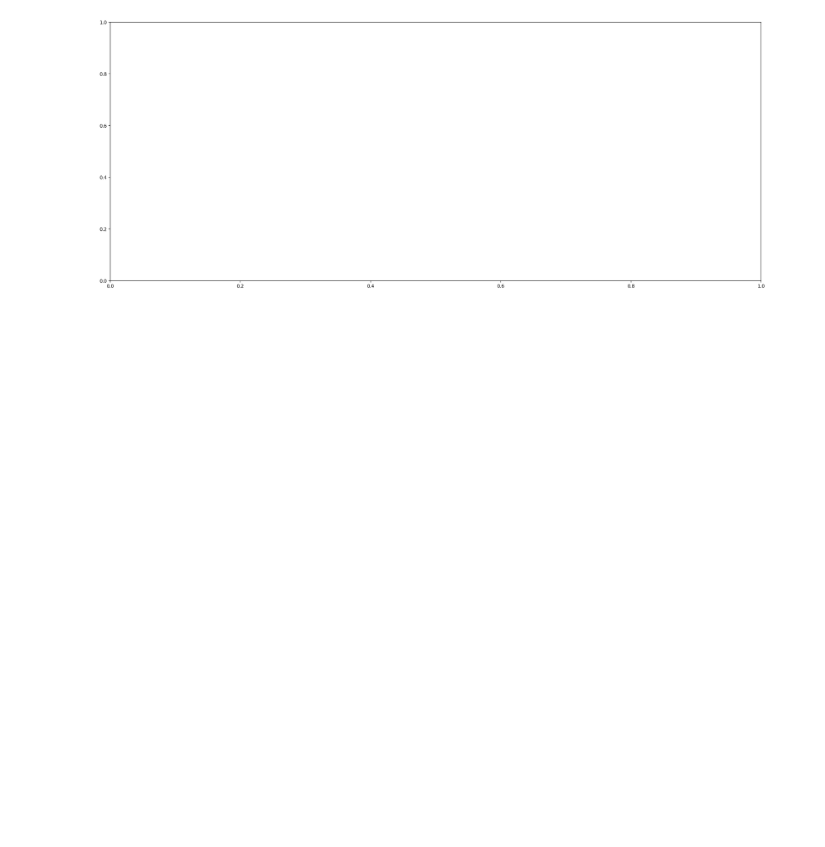
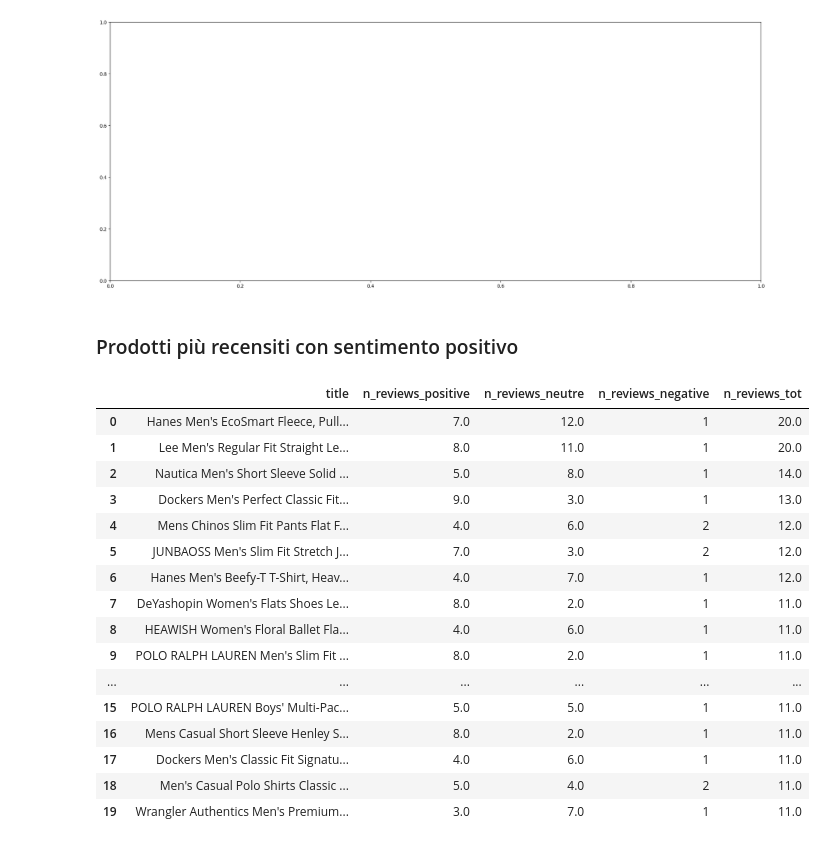
Before and after one commit to annarudych/project_amazon, a Jupyter notebook: amazon.ipynb, the cells around one changed output. Saved outputs shown, nothing was run; the diff lists cells and outputs as text; code cells hidden in the pictures; blank space fills up the shorter version.

```diff
--- a/amazon.ipynb
+++ b/amazon.ipynb
@@ -1514,3 +1511,83 @@ plt.show()
 # %% [output]
 NameError: name 'tab_final2' is not defined
 [figure]
+# %% [markdown]
+### Prodotti più recensiti con sentimento positivo
+# %%
+#RECENSIONI POSITIVE
+mask=dfamazoncopy['title'].notna() & (dfamazoncopy['title'].str.strip()!='') & (dfamazoncopy['sentiment_score']>0.3)
+product_positive = dfamazoncopy.loc[mask,['title','brand_name','sentiment_score']].copy()
+#contare recensioni
+product_reviews_positive=(
+    product_positive
+    .groupby('title')['sentiment_score']
+    .count()
+    .sort_values(ascending=False)
+    .rename('n_reviews_positive')
+    .reset_index()
+)
+
+#RECENSIONI NEUTRE
+mask=dfamazoncopy['title'].notna() & (dfamazoncopy['title'].str.strip()!='') & (dfamazoncopy['sentiment_score']>=0.0) & (dfamazoncopy['sentiment_score']<=0.3)
+product_neutre = dfamazoncopy.loc[mask,['title','brand_name','sentiment_score']].copy()
+#contare recensioni
+product_reviews_neutre=(
+    product_neutre
+    .groupby('title')['sentiment_score']
+    .count()
+    .sort_values(ascending=False)
+    .rename('n_reviews_neutre')
+    .reset_index()
+)
+
+#RECENSIONI NEGATIVE
+mask=dfamazoncopy['title'].notna() & (dfamazoncopy['title'].str.strip()!='') & (dfamazoncopy['sentiment_score']<0.0)
+product_negative = dfamazoncopy.loc[mask,['title','brand_name','sentiment_score']].copy()
+#contare recensioni
+product_reviews_negative=(
+    product_negative
+    .groupby('title')['sentiment_score']
+    .count()
+    .sort_values(ascending=False)
+    .rename('n_reviews_negative')
+    .reset_index()
+)
+
+#MERGE
+tab_final_p_r=product_reviews_positive.merge(product_reviews_neutre,on='title',how='right')
+tab_final_p_r=tab_final_p_r.merge(product_reviews_negative,on='title',how='right')
+
+#RIEMPIO tutti i NAN con 0
+tab_final_p_r=tab_final_p_r.fillna(0)
+
+#ORDINO TABELLA
+tab_final_p_r['n_reviews_tot']=(
+    tab_final_p_r['n_reviews_positive']+
+    tab_final_p_r ['n_reviews_negative']+
+    tab_final_p_r['n_reviews_neutre']
+)
+
+tab_final_p_r=tab_final_p_r.sort_values(
+    by='n_reviews_tot',
+    ascending=False
+).reset_index(drop=True)
+
+tab_final_p_r.head(20)
+# %% [output]
+|  | title | n_reviews_positive | n_reviews_neutre | n_reviews_negative | n_reviews_tot |
+| 0 | Hanes Men's EcoSmart Fleece, Pull... | 7.0 | 12.0 | 1 | 20.0 |
+| 1 | Lee Men's Regular Fit Straight Le... | 8.0 | 11.0 | 1 | 20.0 |
+| 2 | Nautica Men's Short Sleeve Solid ... | 5.0 | 8.0 | 1 | 14.0 |
+| 3 | Dockers Men's Perfect Classic Fit... | 9.0 | 3.0 | 1 | 13.0 |
+| 4 | Mens Chinos Slim Fit Pants Flat F... | 4.0 | 6.0 | 2 | 12.0 |
+| 5 | JUNBAOSS Men's Slim Fit Stretch J... | 7.0 | 3.0 | 2 | 12.0 |
+| 6 | Hanes Men's Beefy-T T-Shirt, Heav... | 4.0 | 7.0 | 1 | 12.0 |
+| 7 | DeYashopin Women's Flats Shoes Le... | 8.0 | 2.0 | 1 | 11.0 |
+| 8 | HEAWISH Women's Floral Ballet Fla... | 4.0 | 6.0 | 1 | 11.0 |
+| 9 | POLO RALPH LAUREN Men's Slim Fit ... | 8.0 | 2.0 | 1 | 11.0 |
+| ... | ... | ... | ... | ... | ... |
+| 15 | POLO RALPH LAUREN Boys' Multi-Pac... | 5.0 | 5.0 | 1 | 11.0 |
+| 16 | Mens Casual Short Sleeve Henley S... | 8.0 | 2.0 | 1 | 11.0 |
+| 17 | Dockers Men's Classic Fit Signatu... | 4.0 | 6.0 | 1 | 11.0 |
+| 18 | Men's Casual Polo Shirts Classic ... | 5.0 | 4.0 | 2 | 11.0 |
+| 19 | Wrangler Authentics Men's Premium... | 3.0 | 7.0 | 1 | 11.0 |
```
Also changed, not shown: parts of 14 cells of this notebook.
